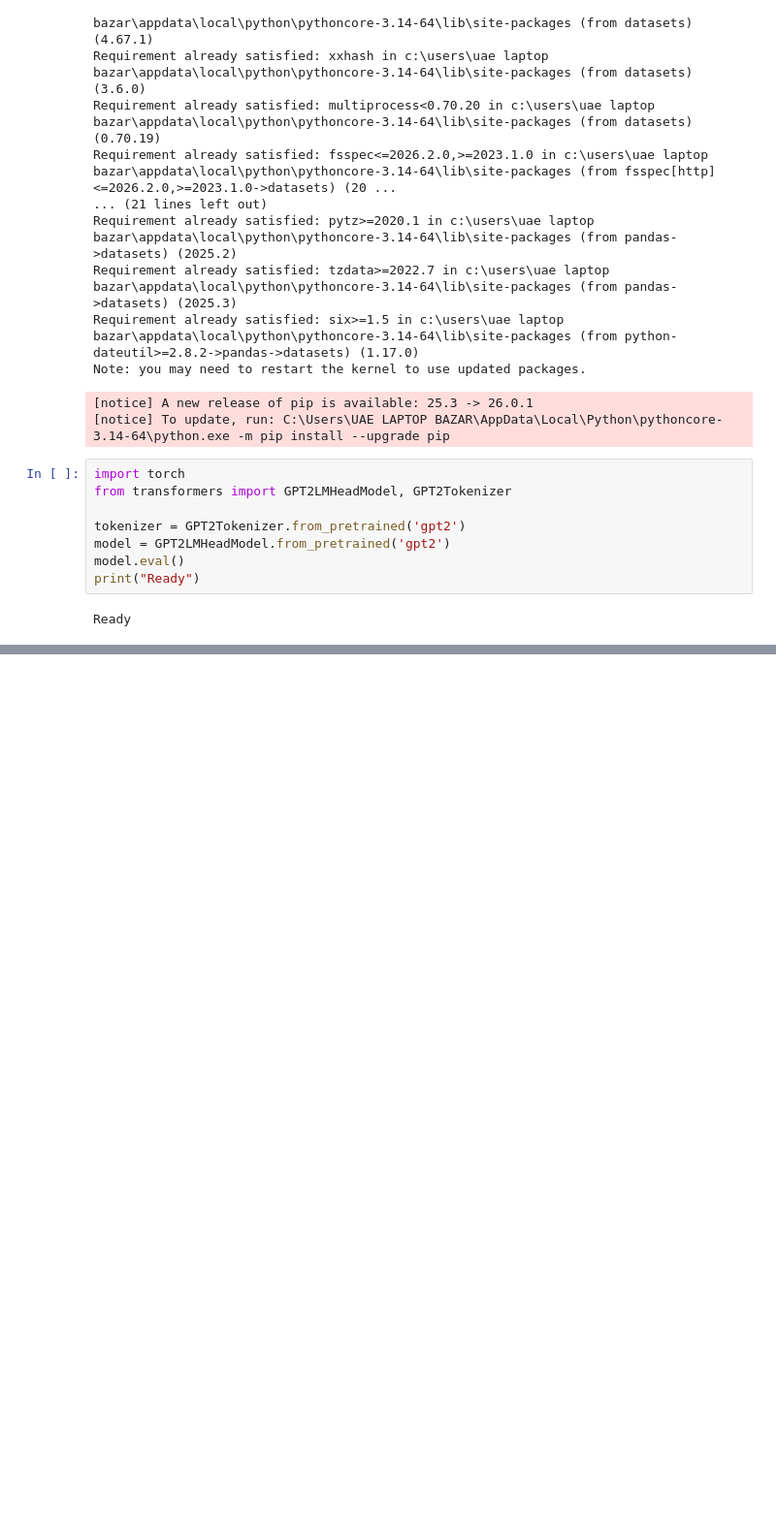
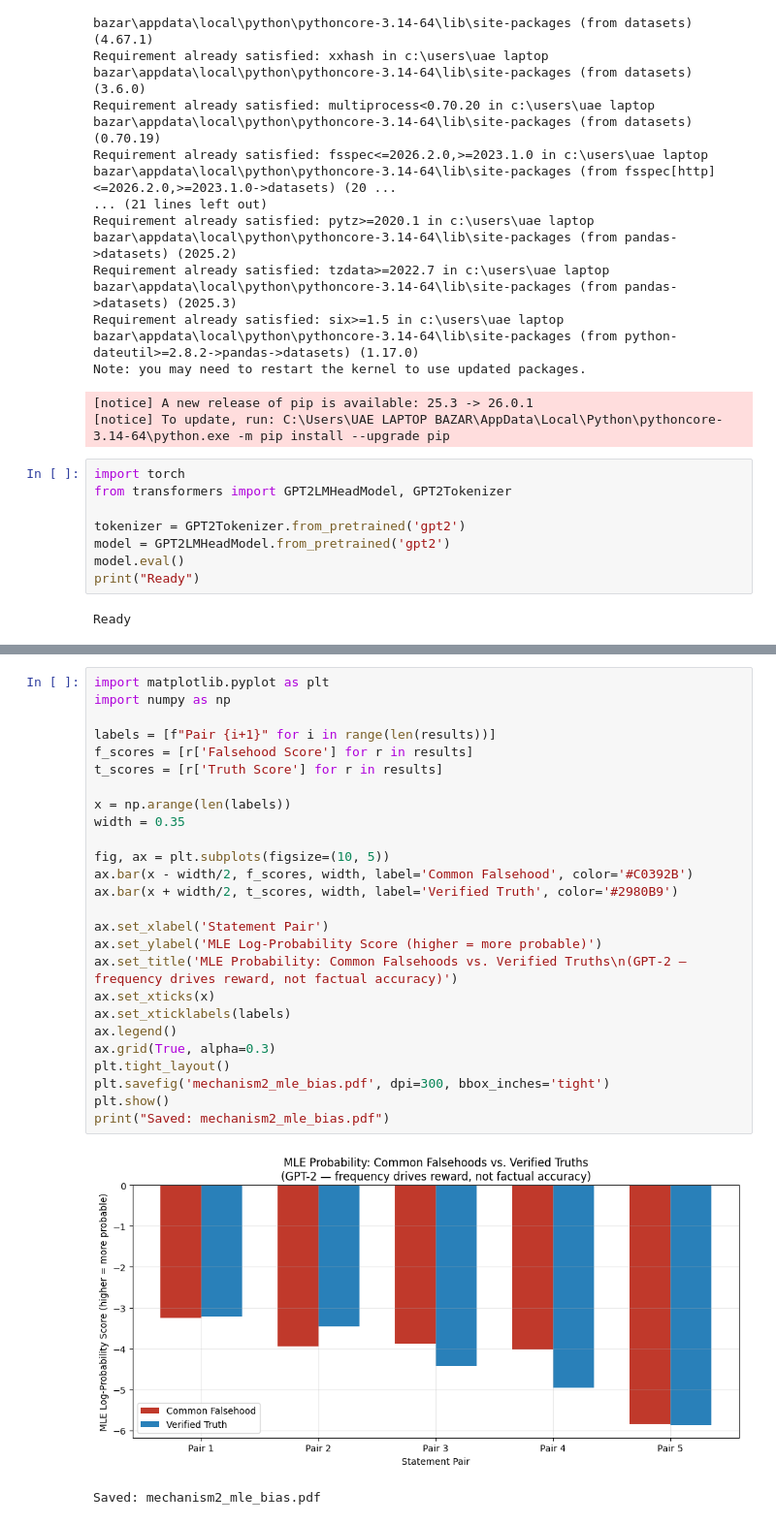
Before and after one commit to RejaulKorimSadi/From_Architect_to_Output-, a Jupyter notebook: MLE/MLE Objective.ipynb, the cells around one changed output, grey strips where cells are left out. Shown at 97% size. Saved outputs shown, nothing was run; the diff lists cells and outputs as text; blank space fills up the shorter version.

```diff
--- a/MLE/MLE Objective.ipynb
+++ b/MLE/MLE Objective.ipynb
@@ -32,0 +80,29 @@ Ready
+# %%
+import matplotlib.pyplot as plt
+import numpy as np
+
+labels = [f"Pair {i+1}" for i in range(len(results))]
+f_scores = [r['Falsehood Score'] for r in results]
+t_scores = [r['Truth Score'] for r in results]
+
+x = np.arange(len(labels))
+width = 0.35
+
+fig, ax = plt.subplots(figsize=(10, 5))
+ax.bar(x - width/2, f_scores, width, label='Common Falsehood', color='#C0392B')
+ax.bar(x + width/2, t_scores, width, label='Verified Truth', color='#2980B9')
+
+ax.set_xlabel('Statement Pair')
+ax.set_ylabel('MLE Log-Probability Score (higher = more probable)')
+ax.set_title('MLE Probability: Common Falsehoods vs. Verified Truths\n(GPT-2 — frequency drives reward, not factual accuracy)')
+ax.set_xticks(x)
+ax.set_xticklabels(labels)
+ax.legend()
+ax.grid(True, alpha=0.3)
+plt.tight_layout()
+plt.savefig('mechanism2_mle_bias.pdf', dpi=300, bbox_inches='tight')
+plt.show()
+print("Saved: mechanism2_mle_bias.pdf")
+# %% [output]
+[figure, added]
+Saved: mechanism2_mle_bias.pdf
```
Also changed, not shown: parts of 1 cell of this notebook, 8 other files.
